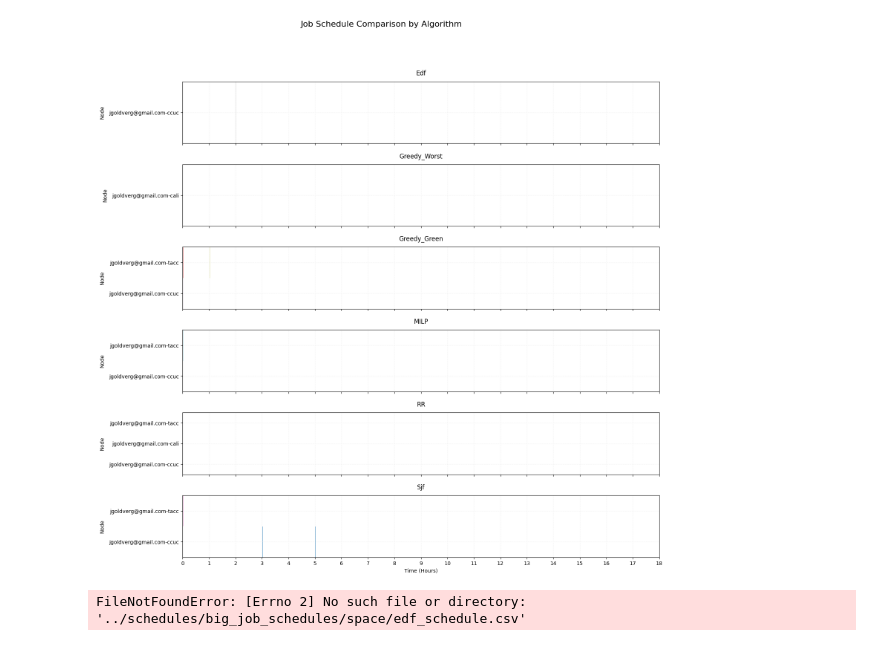
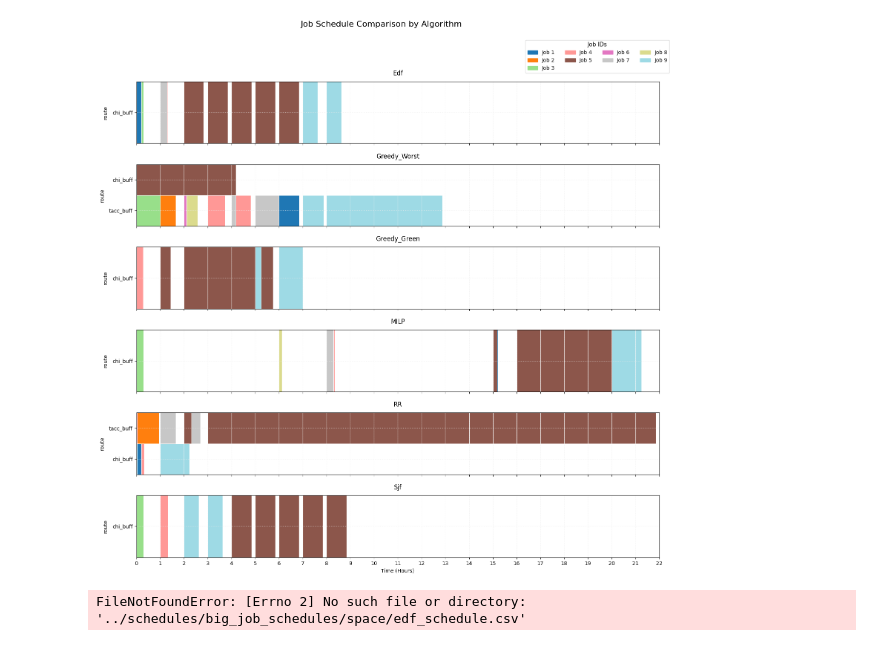
Before and after one commit to jgoldverg/GreenTransferScheduler, a Jupyter notebook: graphing/Paper_Graphs_in_Order.ipynb, the cells around one changed output. Cells and saved outputs as stored; diff of their text form; code cells hidden in the pictures.

```diff
--- a/graphing/Paper_Graphs_in_Order.ipynb
+++ b/graphing/Paper_Graphs_in_Order.ipynb
@@ -37,16 +38,0 @@ shift_in_space_traceroute = "../config/traceroutes/many_sources_to_one_transfer_
-# %%
-traceroute_map = {}
-if mode == 'time':
-    files = os.listdir(shift_in_space_traceroute)
-else:
-    files = os.listdir(shift_in_space_traceroute)
-
-for file in files:
-    node_name = file.split('_')[0]
-    joined_path = os.path.join(shift_in_space_traceroute, file)
-    with open(joined_path, 'r') as f:
-        output = json.load(f)
-        traceroute_list = []
-        for key, value in output.items():
-            traceroute_list.append(key)
-        traceroute_map[node_name] = traceroute_list
@@ -476,7 +548,7 @@ def create_clean_gantt(schedules):
             duration_hours = row['allocated_time'] / 3600
 
             ax.barh(
-                y=row['node'],
+                y=row['route'],
                 width=duration_hours,
                 left=row['forecast_id'],
                 height=1.0,  # Increased bar height
@@ -487,46 +559,47 @@ def create_clean_gantt(schedules):
 
         # Subplot formatting with increased spacing
         ax.set_title(algo, pad=12)  # Increased padding
-        ax.set_ylabel('Node', labelpad=8)  # Added label padding
+        ax.set_ylabel('route', labelpad=8)  # Added label padding
 
         # Adjust y-axis ticks to center them better
-        nodes = df['node'].unique()
+        nodes = df['route'].unique()
         ax.set_yticks(range(len(nodes)))
         ax.set_yticklabels(nodes)
-        ax.set_ylim(-0.5, len(nodes)-0.5)  # Better centering
+        ax.set_ylim(-0.5, len(nodes) - 0.5)  # Better centering
 
         # Only show x-axis label on bottom plot
         if i == n_algorithms - 1:
             ax.set_xlabel('Time (Hours)')
         else:
             ax.set_xlabel('')
 
         # Set consistent x-axis
         ax.set_xlim(0, max_hour)
         ax.set_xticks(np.arange(0, max_hour + 1, 1))
         ax.set_xticklabels([f"{int(x)}" for x in np.arange(0, max_hour + 1, 1)])
 
     # Create unified legend
     legend_elements = [Patch(color=job_colors[job], label=f'Job {job}') for job in jobs]
-    # fig.legend(
-    #     handles=legend_elements,
-    #     loc='upper right',
-    #     bbox_to_anchor=(0.99, 0.99),
-    #     title='Job IDs',
-    #     fontsize=10,
-    #     title_fontsize=11,s
-    #     ncol=min(4, len(jobs)))
+    fig.legend(
+        handles=legend_elements,
+        loc='upper right',
+        bbox_to_anchor=(0.99, 0.99),
+        title='Job IDs',
+        fontsize=10,
+        title_fontsize=11,
+        ncol=min(4, len(jobs)))
 
     plt.tight_layout(pad=3.0, h_pad=1.5)  # Increased spacing between subplots
     plt.savefig(f'{graphs_output}/clean_gantt_comparison_algos.pdf',
                 format="pdf",
                 dpi=800,
                 bbox_inches='tight')
     plt.show()
 
+
 create_clean_gantt(schedules)
 # %% [output]
-[figure, old version]
+[figure, new version]
 # %%
 schedules_space = {
     'Edf': pd.read_csv(f'../schedules/big_job_schedules/space/edf_schedule.csv'),
```
Also changed, not shown: parts of 12 cells of this notebook, 47 other files.
